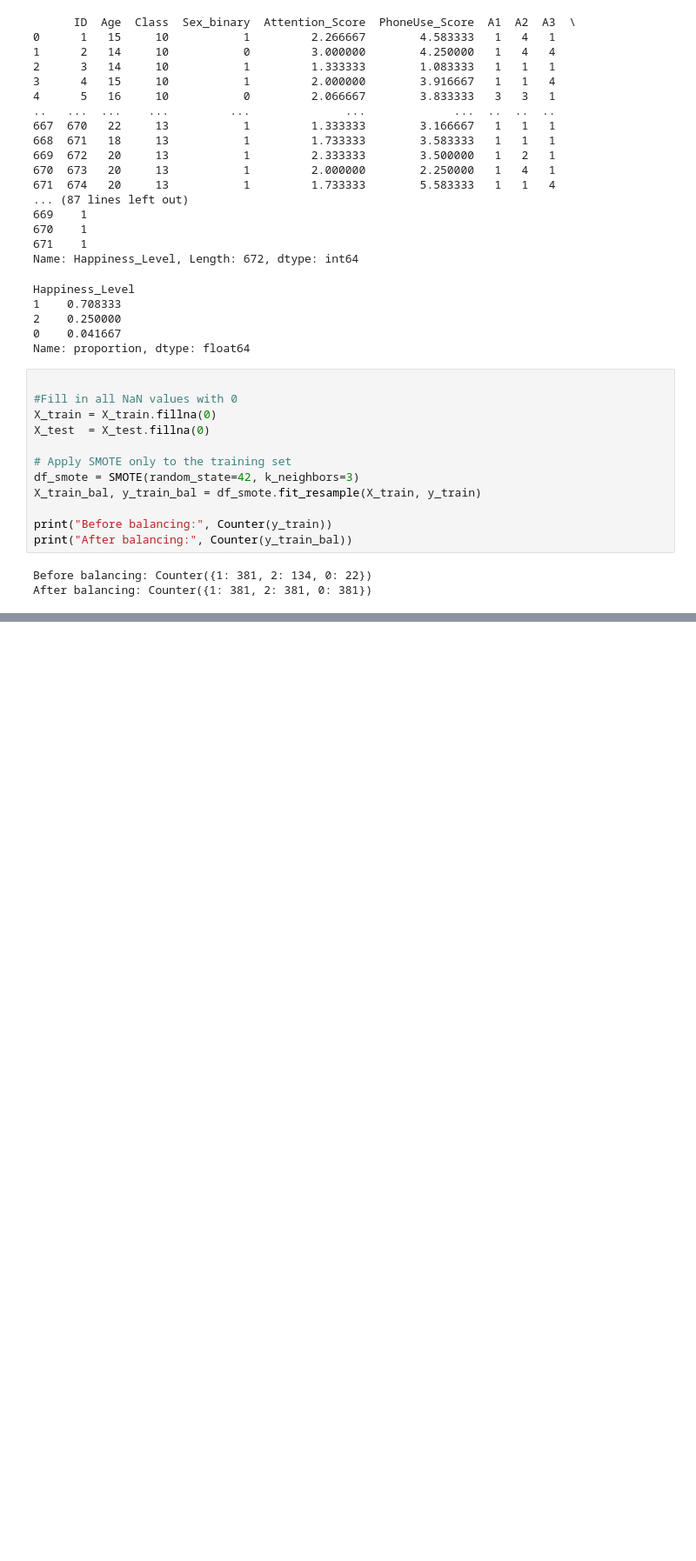
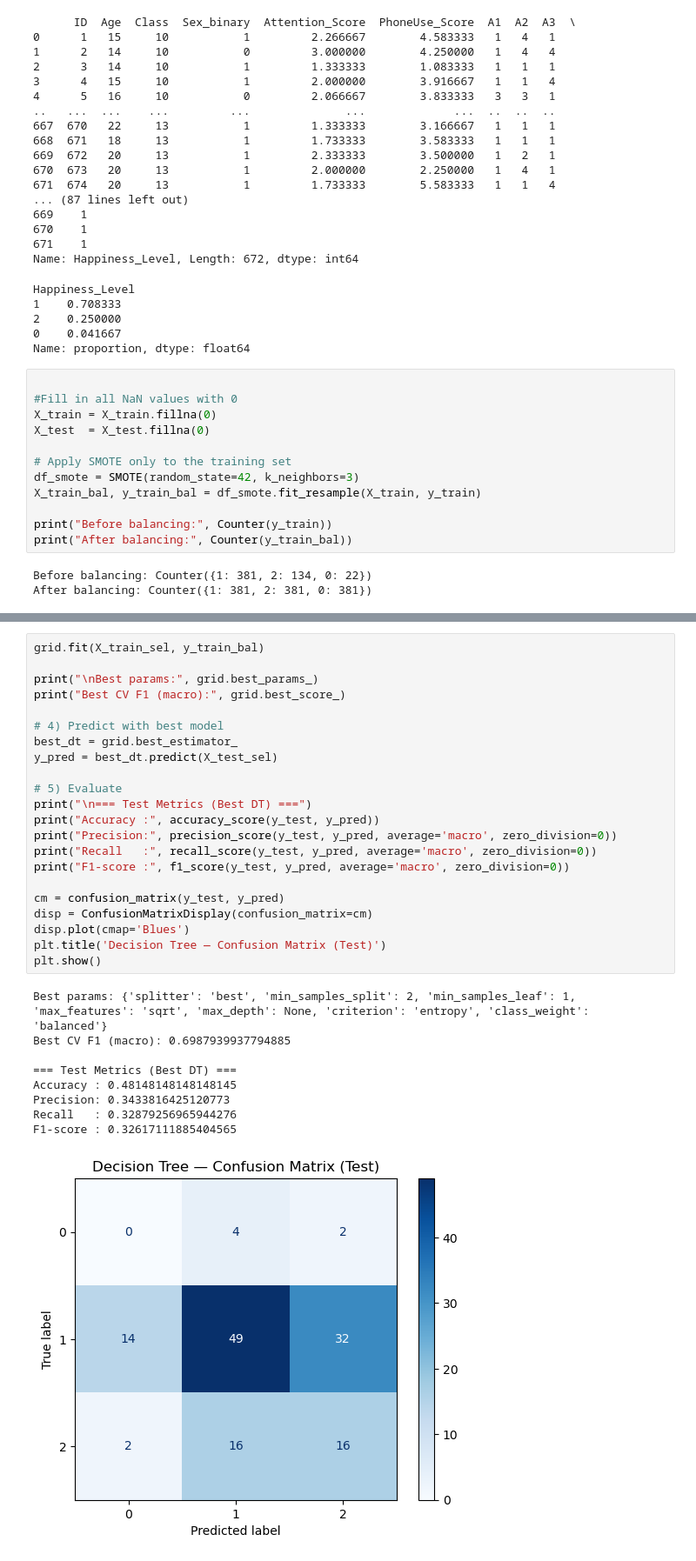
Before and after one commit to Sakacogu/BF_survey, a Jupyter notebook: BF_ML.ipynb, the cells around one changed output, grey strips where cells are left out. Shown at 87% size. Saved outputs shown, nothing was run; the diff lists cells and outputs as text; blank space fills up the shorter version.

Commit message:
Confusion matrix

```diff
--- a/BF_ML.ipynb
+++ b/BF_ML.ipynb
@@ -186,0 +242,32 @@ KeyError: 'diagnosis'
+# %%
+grid.fit(X_train_sel, y_train_bal)
+
+print("\nBest params:", grid.best_params_)
+print("Best CV F1 (macro):", grid.best_score_)
+
+# 4) Predict with best model
+best_dt = grid.best_estimator_
+y_pred = best_dt.predict(X_test_sel)
+
+# 5) Evaluate
+print("\n=== Test Metrics (Best DT) ===")
+print("Accuracy :", accuracy_score(y_test, y_pred))
+print("Precision:", precision_score(y_test, y_pred, average='macro', zero_division=0))
+print("Recall   :", recall_score(y_test, y_pred, average='macro', zero_division=0))
+print("F1-score :", f1_score(y_test, y_pred, average='macro', zero_division=0))
+
+cm = confusion_matrix(y_test, y_pred)
+disp = ConfusionMatrixDisplay(confusion_matrix=cm)
+disp.plot(cmap='Blues')
+plt.title('Decision Tree — Confusion Matrix (Test)')
+plt.show()
+# %% [output]
+Best params: {'splitter': 'best', 'min_samples_split': 2, 'min_samples_leaf': 1, 'max_features': 'sqrt', 'max_depth': None, 'criterion': 'entropy', 'class_weight': 'balanced'}
+Best CV F1 (macro): 0.6987939937794885
+
+=== Test Metrics (Best DT) ===
+Accuracy : 0.48148148148148145
+Precision: 0.3433816425120773
+Recall   : 0.32879256965944276
+F1-score : 0.32617111885404565
+[figure, added]
```
Also changed, not shown: parts of 2 cells of this notebook.
